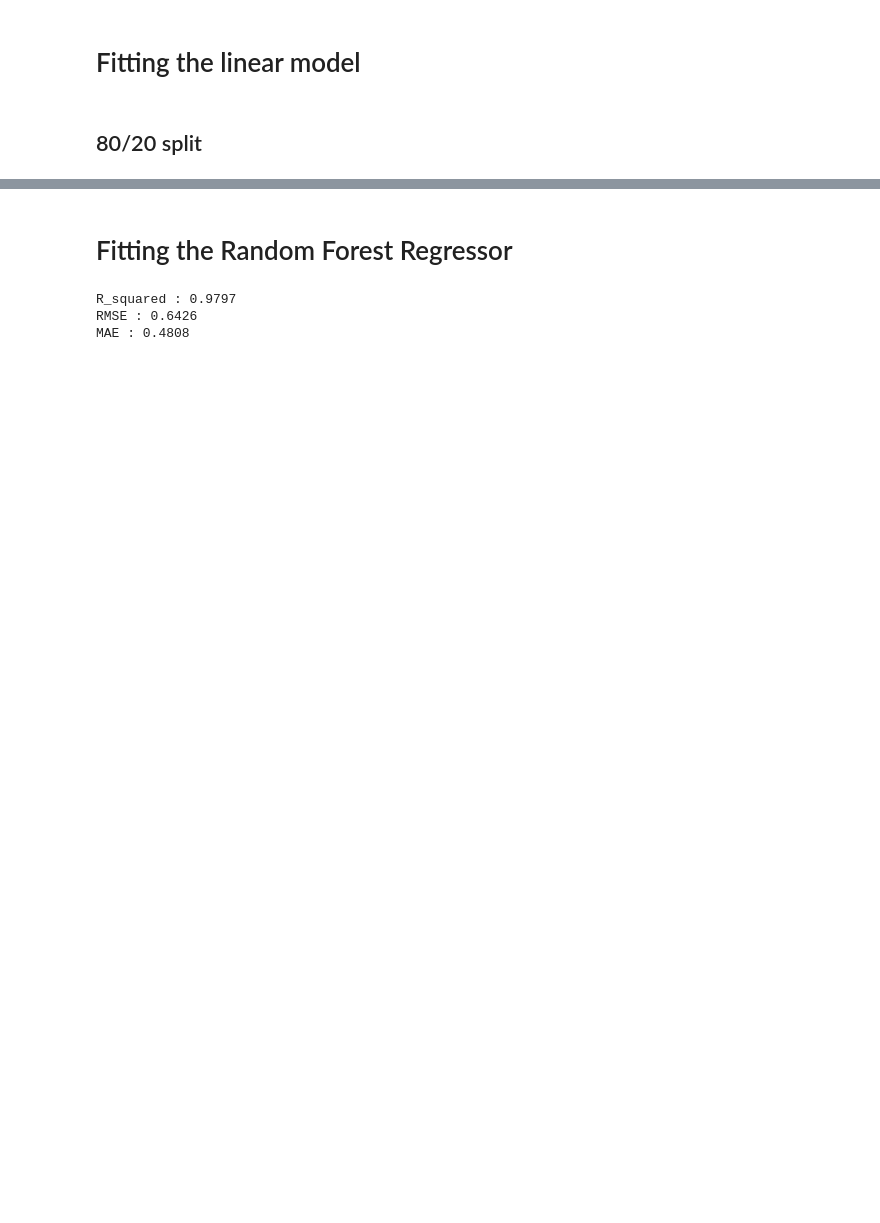
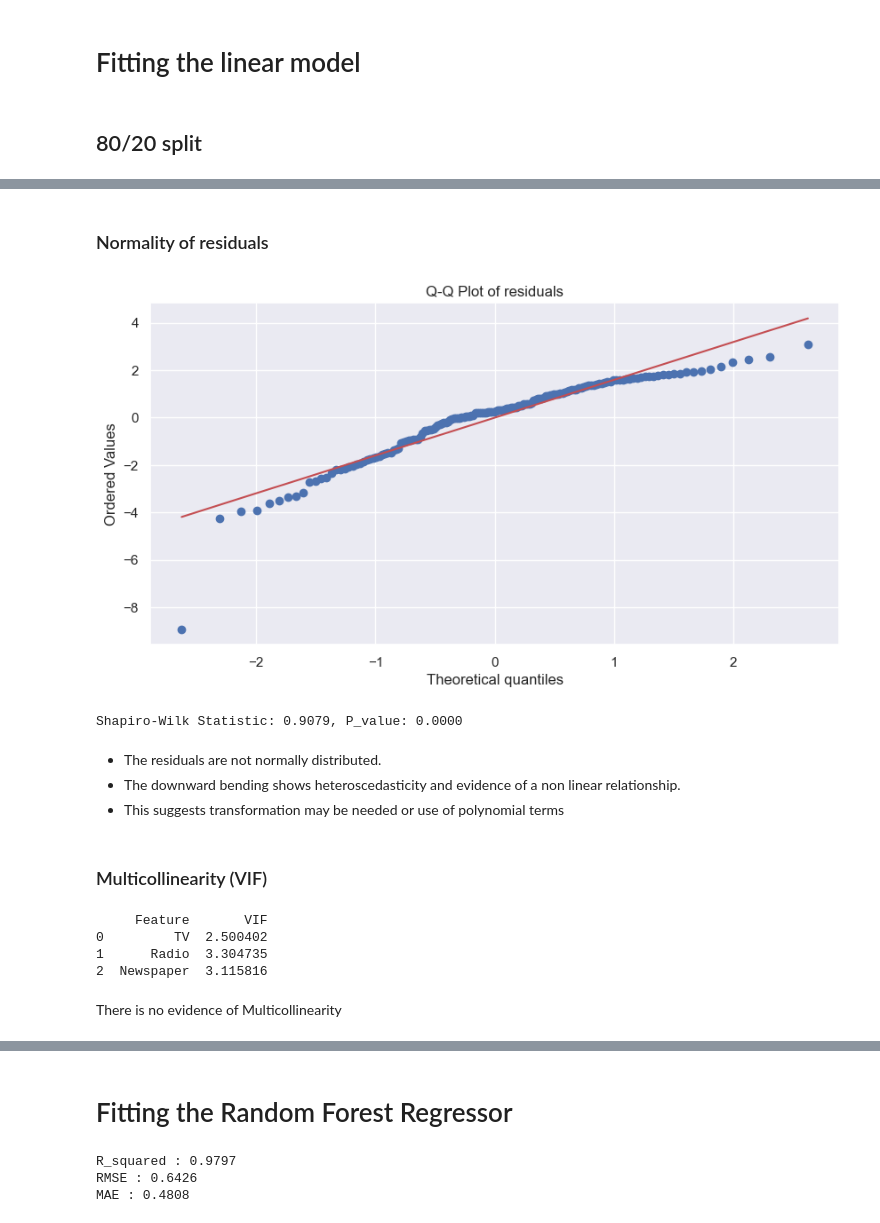
Before and after one commit to kjkyagambiddwa/OIBSIP, a Jupyter notebook: DataScience-Task5-SalesPrediction/Sales_Prediction.ipynb, the cells around one changed output, grey strips where cells are left out. Drawn from its saved outputs; the diff is of its cells as text; code cells hidden in the pictures; blank space fills up the shorter version.

```diff
--- a/DataScience-Task5-SalesPrediction/Sales_Prediction.ipynb
+++ b/DataScience-Task5-SalesPrediction/Sales_Prediction.ipynb
@@ -175,0 +241,35 @@ MAE : 1.2993
+# %% [markdown]
+### Normality of residuals
+# %%
+plt.figure(figsize=(10,5))
+stats.probplot(residuals, dist="norm", plot=plt)
+plt.title("Q-Q Plot of residuals")
+plt.show()
+# %% [output]
+[figure, added]
+# %%
+stat, p_value = stats.shapiro(residuals)
+print(f"Shapiro-Wilk Statistic: {stat:.4f}, P_value: {p_value:.4f}")
+# %% [output]
+Shapiro-Wilk Statistic: 0.9079, P_value: 0.0000
+# %% [markdown]
+- The residuals are not normally distributed.
+- The downward bending shows heteroscedasticity and evidence of a non linear relationship.
+- This suggests transformation may be needed or use of polynomial terms
+# %% [markdown]
+### Multicollinearity (VIF)
+# %%
+vif_data = pd.DataFrame()
+vif_data["Feature"] = X.columns
+vif_data["VIF"] = [
+    variance_inflation_factor(X.values, i) for i in range(X.shape[1])
+]
+
+print(vif_data)
+# %% [output]
+     Feature       VIF
+0         TV  2.500402
+1      Radio  3.304735
+2  Newspaper  3.115816
+# %% [markdown]
+There is no evidence of Multicollinearity
```
Also changed, not shown: parts of 44 cells of this notebook.
